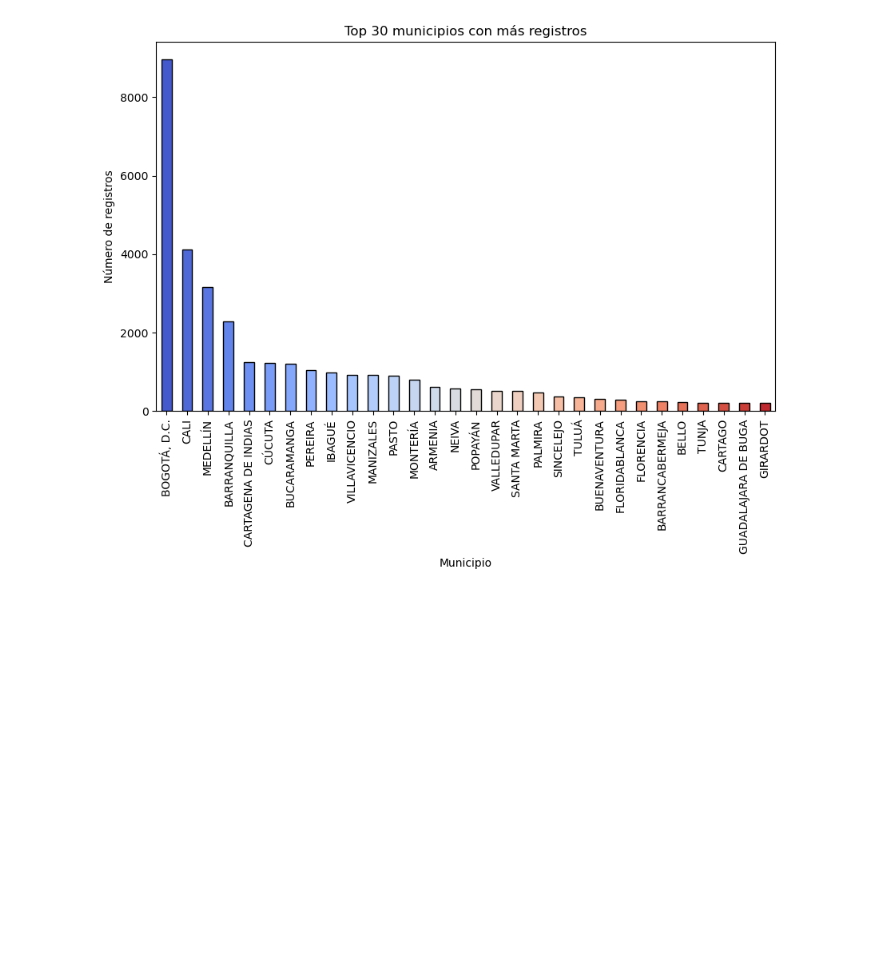
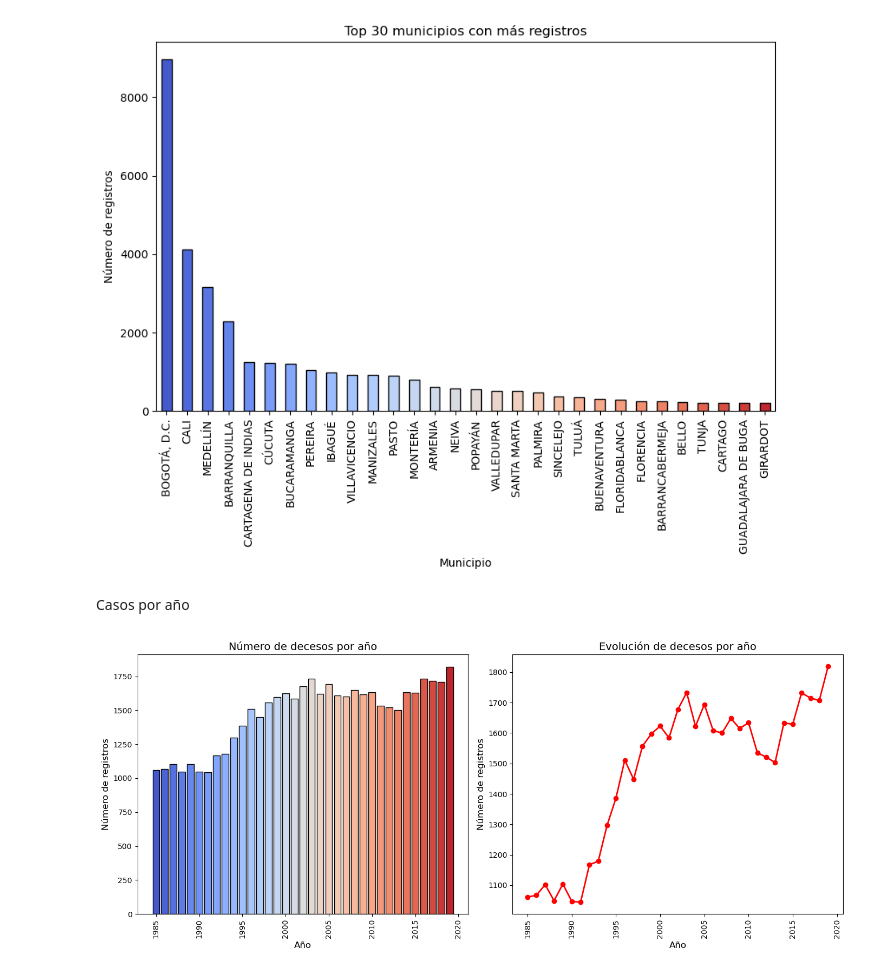
Before and after one commit to henrysaenz/cacervix, a Jupyter notebook: EDA.ipynb, the cells around one changed output. Cells and saved outputs as stored; diff of their text form; code cells hidden in the pictures; blank space fills up the shorter version.

```diff
--- a/EDA.ipynb
+++ b/EDA.ipynb
@@ -634,3 +631,29 @@ plt.xticks(rotation=90)
 plt.show()
 # %% [output]
 [figure]
+# %% [markdown]
+Casos por año
+# %%
+casos_por_año = data16['ANO'].value_counts().sort_index()
+colors = sns.color_palette('coolwarm', len(casos_por_año))
+fig, axes = plt.subplots(1, 2, figsize=(14, 6))
+
+#  Gráfico de barras (izquierda)
+axes[0].bar(casos_por_año.index, casos_por_año.values, color=colors, edgecolor='black')
+axes[0].set_title('Número de decesos por año', fontsize=14)
+axes[0].set_xlabel('Año', fontsize=12)
+axes[0].set_ylabel('Número de registros', fontsize=12)
+axes[0].tick_params(axis='x', rotation=90)
+
+# Gráfico de líneas (derecha)
+axes[1].plot(casos_por_año.index, casos_por_año.values, color='red', marker='o', linestyle='-', linewidth=2)
+axes[1].set_title('Evolución de decesos por año', fontsize=14)
+axes[1].set_xlabel('Año', fontsize=12)
+axes[1].set_ylabel('Número de registros', fontsize=12)
+axes[1].tick_params(axis='x', rotation=90)
+
+# Ajustar diseño
+plt.tight_layout()
+plt.show()
+# %% [output]
+[figure, added]
```
Also changed, not shown: parts of 6 cells of this notebook, 2 other files.
